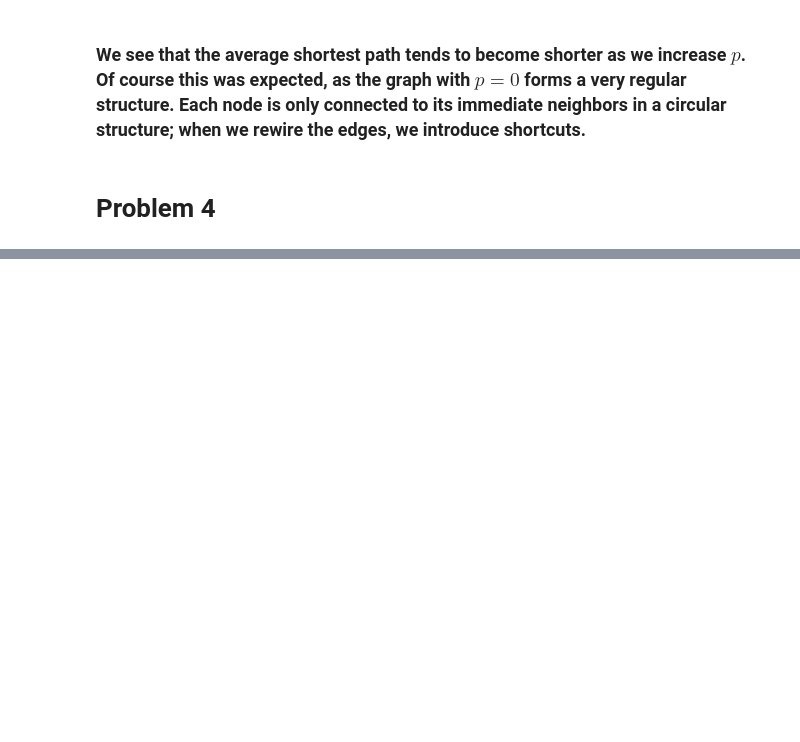
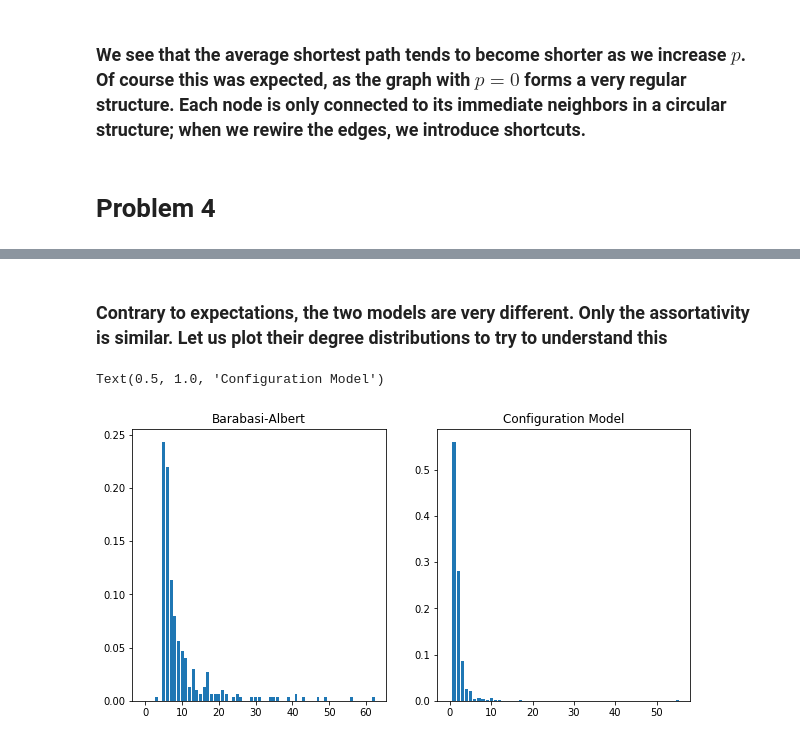
Before and after one commit to matheushjs/sandbox, a Jupyter notebook: complex_nets/lista3.ipynb, the cells around one changed output, grey strips where cells are left out. Cells and saved outputs as stored; diff of their text form; code cells hidden in the pictures; blank space fills up the shorter version.

```diff
--- a/complex_nets/lista3.ipynb
+++ b/complex_nets/lista3.ipynb
@@ -319,0 +388,30 @@ plt.legend()
+# %% [markdown]
+### Contrary to expectations, the two models are very different. Only the assortativity is similar. Let us plot their degree distributions to try to understand this
+# %%
+fig, ax = plt.subplots(nrows=1, ncols=2, figsize=(10,5))
+
+ax = ax.ravel()
+
+G = nx.barabasi_albert_graph(300, 5)
+degs = np.array(getVals(G.degree))
+histX = np.arange(0, np.max(degs) + 1)
+histY = [ np.sum(degs == i) for i in histX ]
+histY = histY / np.sum(histY) # normalize
+
+ax[0].bar(histX, histY)
+ax[0].set_title("Barabasi-Albert")
+
+seq = sorted(np.int32(np.round(nx.utils.powerlaw_sequence(N, 3))))
+if np.sum(seq)%2 == 1:
+    seq[-1] += 1
+G = nx.Graph(nx.configuration_model(seq))
+degs = np.array(getVals(G.degree))
+histX = np.arange(0, np.max(degs) + 1)
+histY = [ np.sum(degs == i) for i in histX ]
+histY = histY / np.sum(histY) # normalize
+
+ax[1].bar(histX, histY)
+ax[1].set_title("Configuration Model")
+# %% [output]
+Text(0.5, 1.0, 'Configuration Model')
+[figure, added]
```
Also changed, not shown: parts of 20 cells of this notebook.
